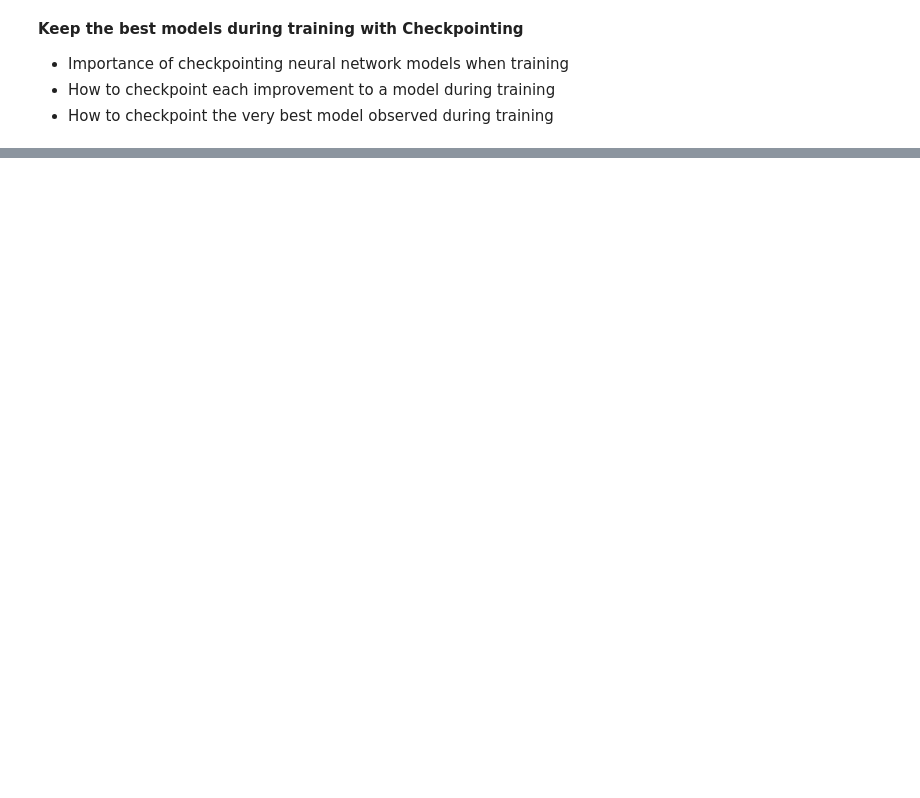
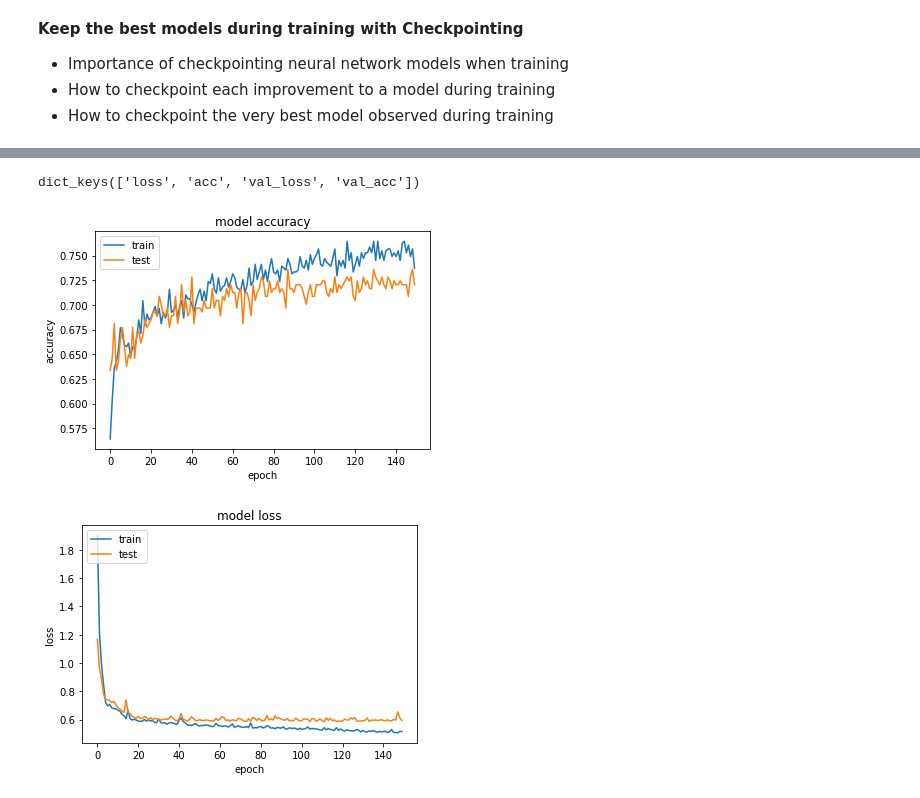
Before and after one commit to vincentngwk/GIT_ML_DS, a Jupyter notebook: ML_projects/Deep Learning/Deep Learning with Python/Deep Learning with Python.ipynb, the cells around one changed output, grey strips where cells are left out. Cells and saved outputs as stored; diff of their text form; code cells hidden in the pictures; blank space fills up the shorter version.

```diff
--- a/ML_projects/Deep Learning/Deep Learning with Python/Deep Learning with Python.ipynb
+++ b/ML_projects/Deep Learning/Deep Learning with Python/Deep Learning with Python.ipynb
@@ -934,0 +965,49 @@ print("%s: %.2f%%" % (model.metrics_names[1], score[1]*100))
+# %%
+# Import necessary libraries
+from keras.models import Sequential
+from keras.layers import Dense
+import matplotlib.pyplot as plt
+import numpy
+
+# load pima indians dataset
+dataset = numpy.loadtxt("pima-indians-diabetes.csv", delimiter=",")
+# split into input (X) and output (Y) variables
+X = dataset[:,0:8]
+Y = dataset[:,8]
+
+# create model
+model = Sequential()
+model.add(Dense(12, input_dim=8, activation='relu'))
+model.add(Dense(8, activation='relu'))
+model.add(Dense(1, activation='sigmoid'))
+
+# Compile model
+model.compile(loss='binary_crossentropy', optimizer='adam', metrics=['accuracy'])
+
+# Fit the model
+history = model.fit(X, Y, validation_split=0.33, epochs=150, batch_size=10, verbose=0)
+
+# list all data in history
+print(history.history.keys())
+
+# summarize history for accuracy
+plt.plot(history.history['acc'])
+plt.plot(history.history['val_acc'])
+plt.title('model accuracy')
+plt.ylabel('accuracy')
+plt.xlabel('epoch')
+plt.legend(['train', 'test'], loc='upper left')
+plt.show()
+
+# summarize history for loss
+plt.plot(history.history['loss'])
+plt.plot(history.history['val_loss'])
+plt.title('model loss')
+plt.ylabel('loss')
+plt.xlabel('epoch')
+plt.legend(['train', 'test'], loc='upper left')
+plt.show()
+# %% [output]
+dict_keys(['loss', 'acc', 'val_loss', 'val_acc'])
+[figure, added]
+[figure, added]
```
Also changed, not shown: parts of 21 cells of this notebook, 3 other files.
